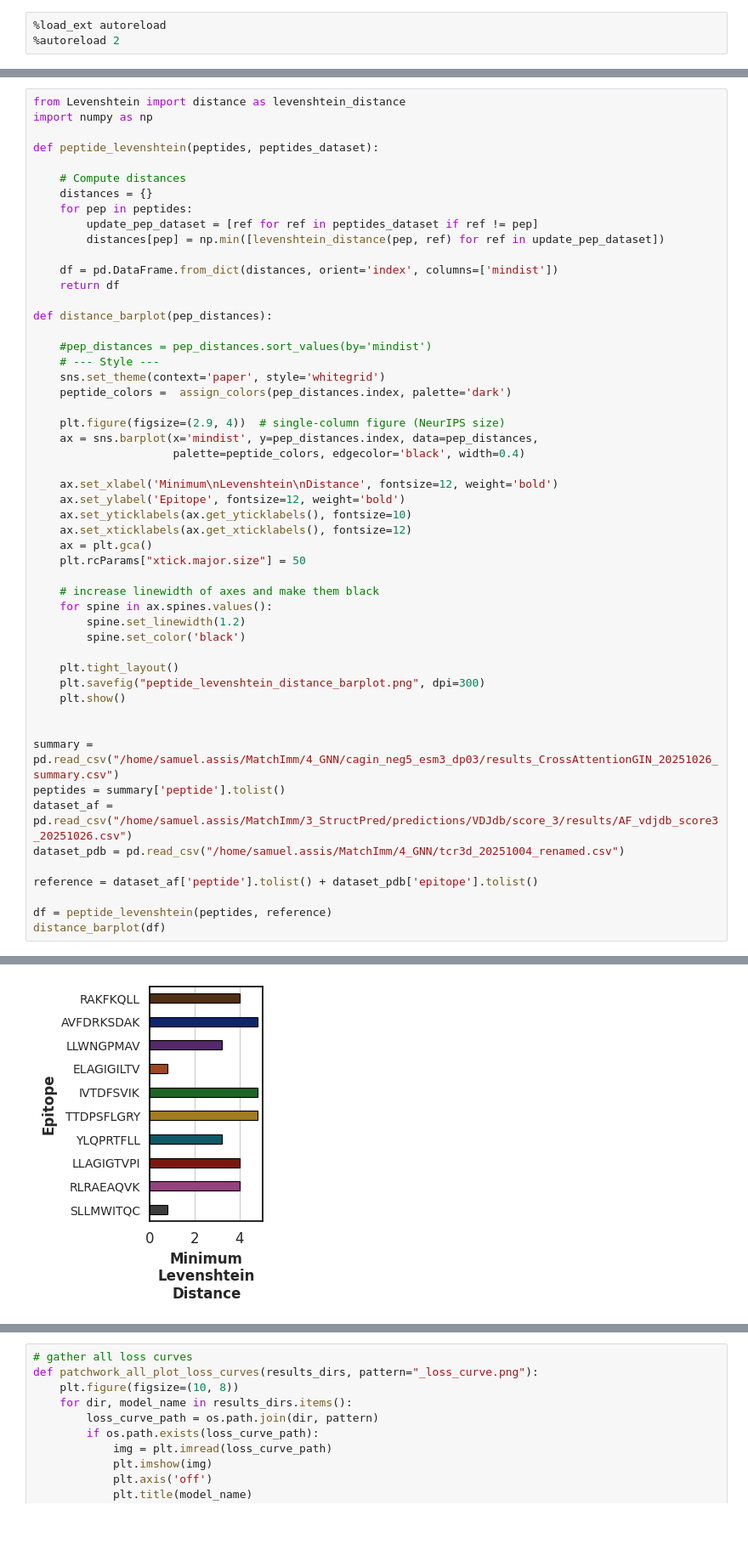
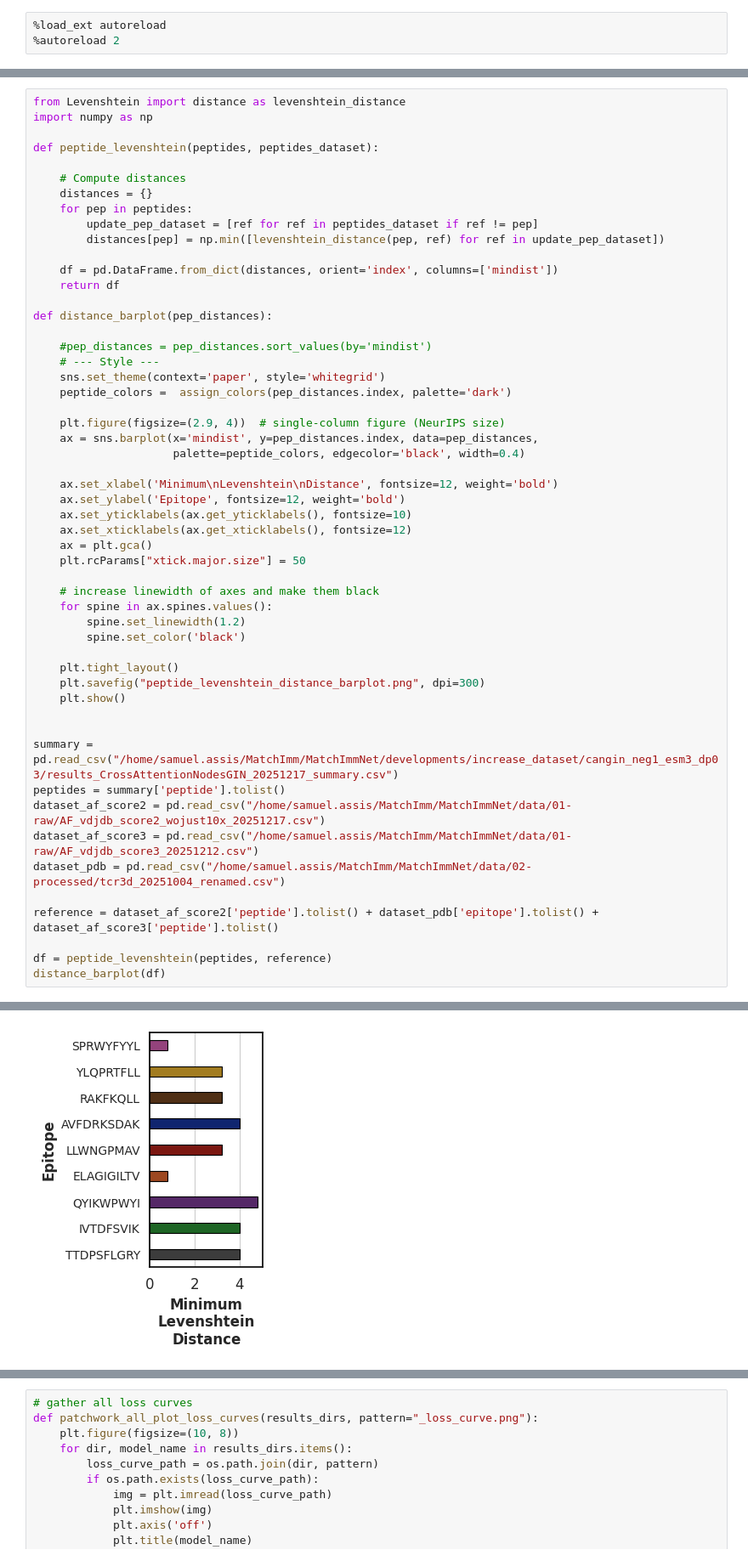
Before and after one commit to chagas98/MatchImmNet, a Jupyter notebook: notebooks/pred_analysis.ipynb, the cells around one changed output, grey strips where cells are left out. Shown at 85% size. Cells and saved outputs as stored; diff of their text form; blank space fills up the shorter version.

Commit message:
add more data

```diff
--- a/notebooks/pred_analysis.ipynb
+++ b/notebooks/pred_analysis.ipynb
@@ -162,35 +142,36 @@ def distance_barplot(pep_distances):
     plt.figure(figsize=(2.9, 4))  # single-column figure (NeurIPS size)
     ax = sns.barplot(x='mindist', y=pep_distances.index, data=pep_distances,
                      palette=peptide_colors, edgecolor='black', width=0.4)
 
     ax.set_xlabel('Minimum\nLevenshtein\nDistance', fontsize=12, weight='bold')
     ax.set_ylabel('Epitope', fontsize=12, weight='bold')
     ax.set_yticklabels(ax.get_yticklabels(), fontsize=10)
     ax.set_xticklabels(ax.get_xticklabels(), fontsize=12)
     ax = plt.gca()
     plt.rcParams["xtick.major.size"] = 50
 
     # increase linewidth of axes and make them black
     for spine in ax.spines.values():
         spine.set_linewidth(1.2)
         spine.set_color('black')
 
     plt.tight_layout()
     plt.savefig("peptide_levenshtein_distance_barplot.png", dpi=300)
     plt.show()
 
 
-summary = pd.read_csv("/home/samuel.assis/MatchImm/4_GNN/cagin_neg5_esm3_dp03/results_CrossAttentionGIN_20251026_summary.csv")
+summary = pd.read_csv("/home/samuel.assis/MatchImm/MatchImmNet/developments/increase_dataset/cangin_neg1_esm3_dp03/results_CrossAttentionNodesGIN_20251217_summary.csv")
 peptides = summary['peptide'].tolist()
-dataset_af = pd.read_csv("/home/samuel.assis/MatchImm/3_StructPred/predictions/VDJdb/score_3/results/AF_vdjdb_score3_20251026.csv")
-dataset_pdb = pd.read_csv("/home/samuel.assis/MatchImm/4_GNN/tcr3d_20251004_renamed.csv")
+dataset_af_score2 = pd.read_csv("/home/samuel.assis/MatchImm/MatchImmNet/data/01-raw/AF_vdjdb_score2_wojust10x_20251217.csv")
+dataset_af_score3 = pd.read_csv("/home/samuel.assis/MatchImm/MatchImmNet/data/01-raw/AF_vdjdb_score3_20251212.csv")
+dataset_pdb = pd.read_csv("/home/samuel.assis/MatchImm/MatchImmNet/data/02-processed/tcr3d_20251004_renamed.csv")
 
-reference = dataset_af['peptide'].tolist() + dataset_pdb['epitope'].tolist()
+reference = dataset_af_score2['peptide'].tolist() + dataset_pdb['epitope'].tolist() + dataset_af_score3['peptide'].tolist()
 
 df = peptide_levenshtein(peptides, reference)
 distance_barplot(df)
 # %% [output]
 Passing `palette` without assigning `hue` is deprecated and will be removed in v0.14.0. Assign the `y` variable to `hue` and set `legend=False` for the same effect.
 
   ax = sns.barplot(x='mindist', y=pep_distances.index, data=pep_distances,
-[figure, old version]
+[figure, new version]
```
Also changed, not shown: parts of 3 cells of this notebook, 11 other files.
